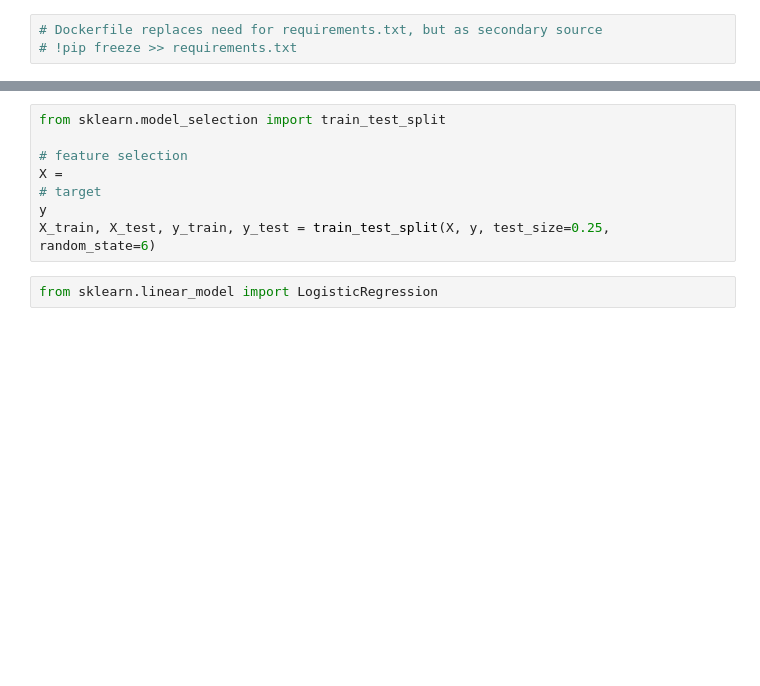
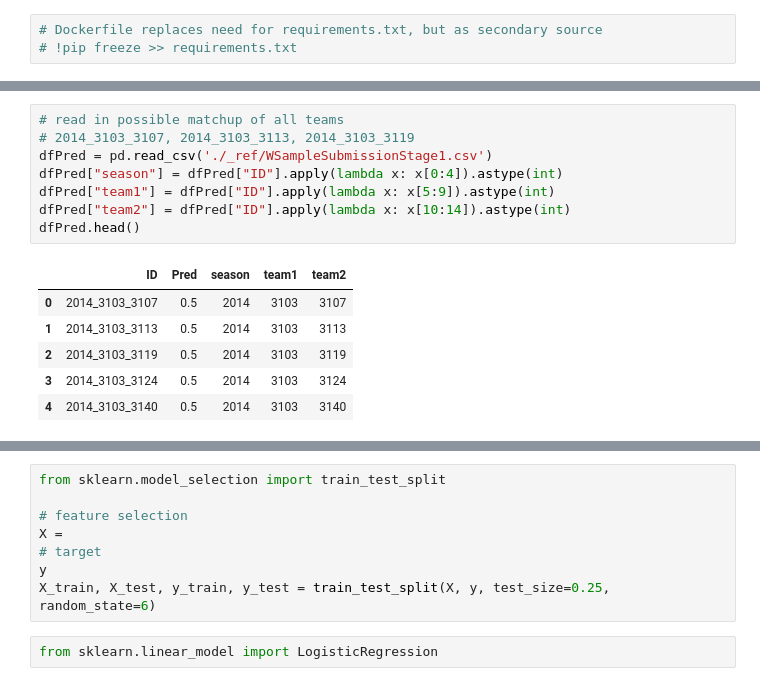
Before and after one commit to estysdesu/MarchMadnessWomen, a Jupyter notebook: main.ipynb, the cells around one changed output, grey strips where cells are left out. Drawn from its saved outputs; the diff is of its cells as text; blank space fills up the shorter version.

```diff
--- a/main.ipynb
+++ b/main.ipynb
@@ -59,0 +64,15 @@ TODO:
+# %%
+# read in possible matchup of all teams
+# 2014_3103_3107, 2014_3103_3113, 2014_3103_3119
+dfPred = pd.read_csv('./_ref/WSampleSubmissionStage1.csv')
+dfPred["season"] = dfPred["ID"].apply(lambda x: x[0:4]).astype(int)
+dfPred["team1"] = dfPred["ID"].apply(lambda x: x[5:9]).astype(int)
+dfPred["team2"] = dfPred["ID"].apply(lambda x: x[10:14]).astype(int)
+dfPred.head()
+# %% [output]
+|  | ID | Pred | season | team1 | team2 |
+| 0 | 2014_3103_3107 | 0.5 | 2014 | 3103 | 3107 |
+| 1 | 2014_3103_3113 | 0.5 | 2014 | 3103 | 3113 |
+| 2 | 2014_3103_3119 | 0.5 | 2014 | 3103 | 3119 |
+| 3 | 2014_3103_3124 | 0.5 | 2014 | 3103 | 3124 |
+| 4 | 2014_3103_3140 | 0.5 | 2014 | 3103 | 3140 |
```
Also changed, not shown: parts of 8 cells of this notebook.
